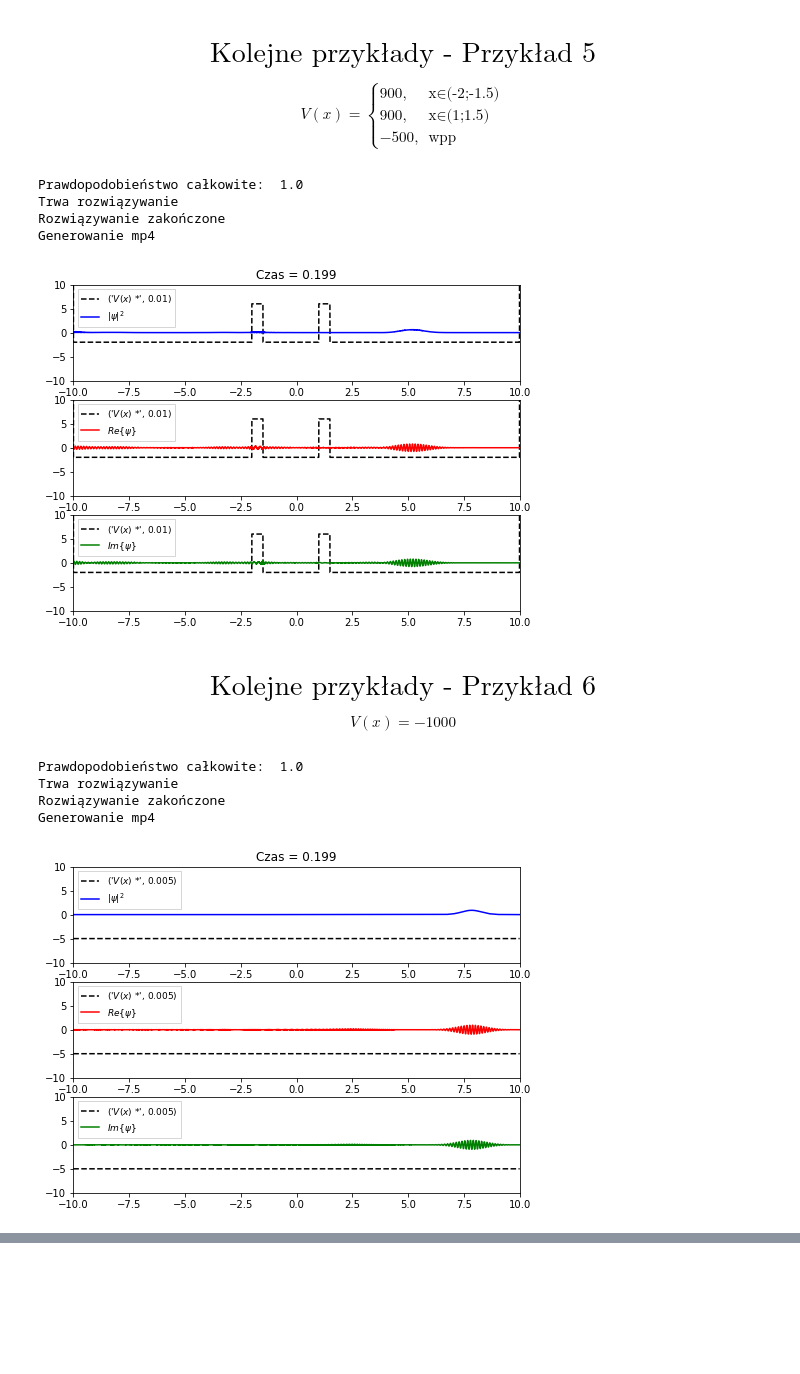
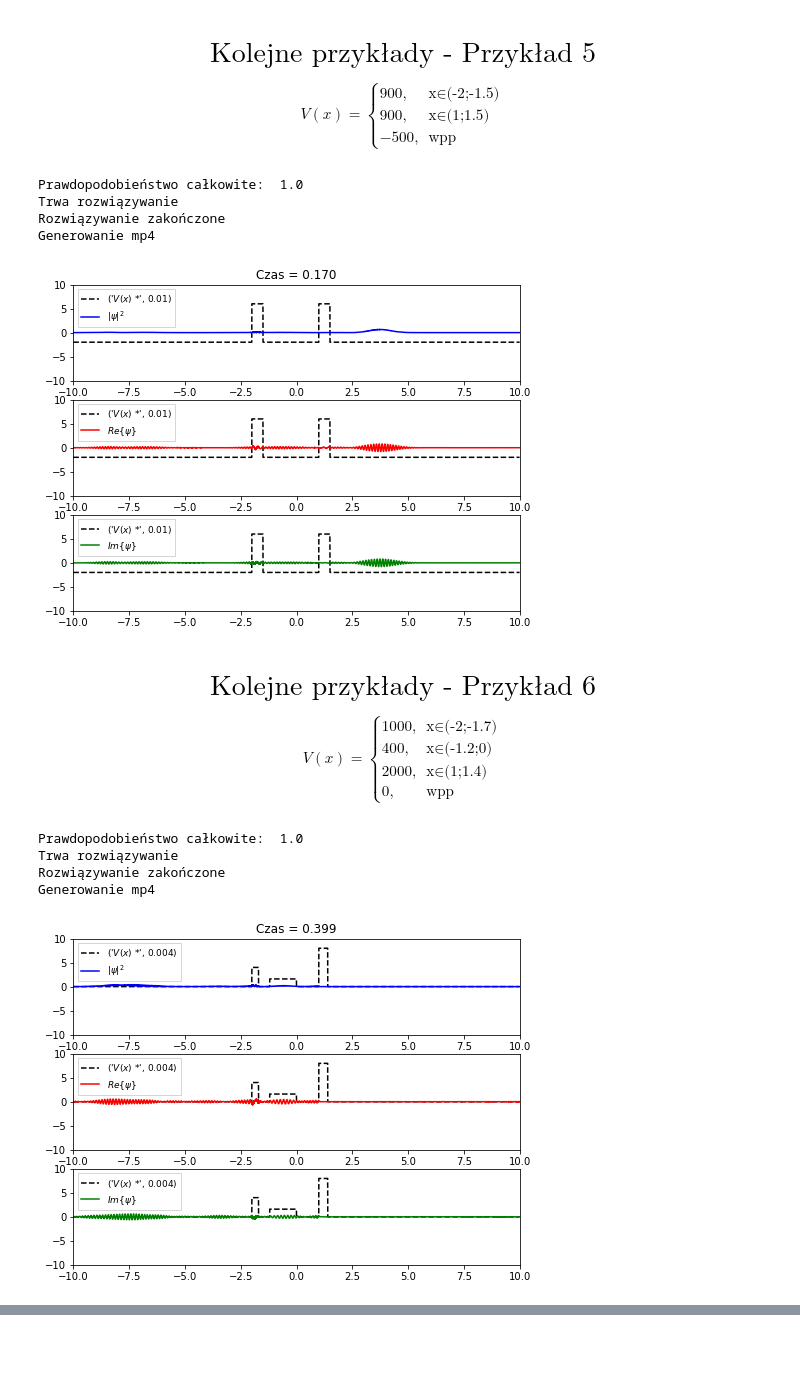
Before and after one commit to tyska1/Projekt_kwanty, a Jupyter notebook: marszalek_pasko.ipynb, the cells around one changed output, grey strips where cells are left out. Cells and saved outputs as stored; diff of their text form; code cells hidden in the pictures; blank space fills up the shorter version.

```diff
--- a/marszalek_pasko.ipynb
+++ b/marszalek_pasko.ipynb
@@ -113,7 +255,7 @@ ani.save('potencjał_gaussowski_projekt.mp4', fps=15, extra_args=['-vcodec', 'li
 # %%
 V = np.zeros(x.shape)
 for i, _x in enumerate(x):
-    if _x > 0.4 and _x < 0.6:
+    if _x > 4.5 and _x < 5.5:
         V[i] = -10000
 
 plt.figure(figsize=(8,3))
@@ -126,3 +267,0 @@ Text(0, 0.5, '$V(x)$')
-# %%
-psi = np.zeros([Nt,Nx])
-psi[0] = psi0
@@ -143,27 +267,0 @@ psi_m1 = oblicz_psi(psi.astype(complex))
-# %%
-def animate(i):
-    ln1.set_data(x, np.absolute(psi_m1[100*i])**2)
-    ln2.set_data(x, np.real(psi_m1[100*i]))
-    ln3.set_data(x, np.imag(psi_m1[100*i]))
-
-fig = plt.figure(figsize=(8, 6))
-ax1 = plt.subplot(2, 1, 1)
-
-ln1, = plt.plot([], [], 'r', markersize=8, label="$|\psi(x)|^2$")
-ln2, = plt.plot([], [], 'b', markersize=8, label="$Re\{ \psi \}$")
-ln3, = plt.plot([], [], 'g', markersize=8, label="$Im\{ \psi \}$")
-
-ax1.set_ylim(-1, 20)
-ax1.set_xlim(0,1)
-plt.legend(loc=2, fontsize=9, fancybox=False)
-
-ax2 = plt.subplot(2, 1, 2)
-ax2.set_ylim(-11000, 500)
-ax2.set_xlim(0,1)
-plt.plot(x,V)
-plt.xlabel('$x$')
-plt.ylabel('$V(x)$')
-
-ani = animation.FuncAnimation(fig, animate, frames=1000, interval=50)
-
-ani.save('potencjał_prostokat.mp4', fps=15, extra_args=['-vcodec', 'libx264'], dpi=300)
@@ -534,34 +500,43 @@ for i, _x in enumerate(x):
     elif _x > 1 and _x < 1.5:
         V[i] = 600
 
-V[0] = 10000
-V[len(x)-1] = 10000
-
-potencjal2 = potencjal(-10, 10, 50, 1, 0.5, -4, 0.0, 0.2, 0.01, V, 'kolejne5.mp4')
+potencjal2 = potencjal(-10, 10, 50, 1, 0.5, -4, 0.0, 0.171, 0.01, V, 'przyklad_5.mp4')
 #(x-start, x-end, kx, masa, sigma, mu, t0, tf, mnoznik, V, name)
 # %% [output]
 Prawdopodobieństwo całkowite:  1.0
 Trwa rozwiązywanie
 Rozwiązywanie zakończone
 Generowanie mp4
-[figure, old version]
+[figure, new version]
 # %% [markdown]
 # $$\text{Kolejne przykłady - Przykład 6}$$
 
 $$
-V(x)=-1000
+V(x)=\begin{cases}
+			1000, & \text{x} \in \text{(-2;-1.7)}\\
+            400, & \text{x} \in \text{(-1.2;0)}\\
+            2000, & \text{x} \in \text{(1;1.4)}\\
+            0, & \text{wpp}
+		 \end{cases}
 $$
 # %%
 dx = 0.005                    # interwał x
 x = np.arange(-10, 10, dx)    # oś x
 
-V = np.zeros(x.shape) - 1000
+V = np.zeros(x.shape)
+for i, _x in enumerate(x):
+    if _x > -2 and _x < -1.7:
+        V[i] = 1000
+    elif _x > -1.2 and _x < 0:
+        V[i] = 400
+    elif _x > 1 and _x < 1.4:
+        V[i] = 2000
 
-potencjal2 = potencjal(-10, 10, 50, 1, 0.5, -2, 0.0, 0.2, 0.005, V, 'kolejne6.mp4')
+potencjal2 = potencjal(-10, 10, 50, 1, 0.5, -4, 0.0, 0.4, 0.004, V, 'przyklad_6.mp4')
 #(x-start, x-end, kx, masa, sigma, mu, t0, tf, mnoznik, V, name)
 # %% [output]
 Prawdopodobieństwo całkowite:  1.0
 Trwa rozwiązywanie
 Rozwiązywanie zakończone
 Generowanie mp4
-[figure, old version]
+[figure, new version]
```
Also changed, not shown: parts of 34 cells of this notebook.
